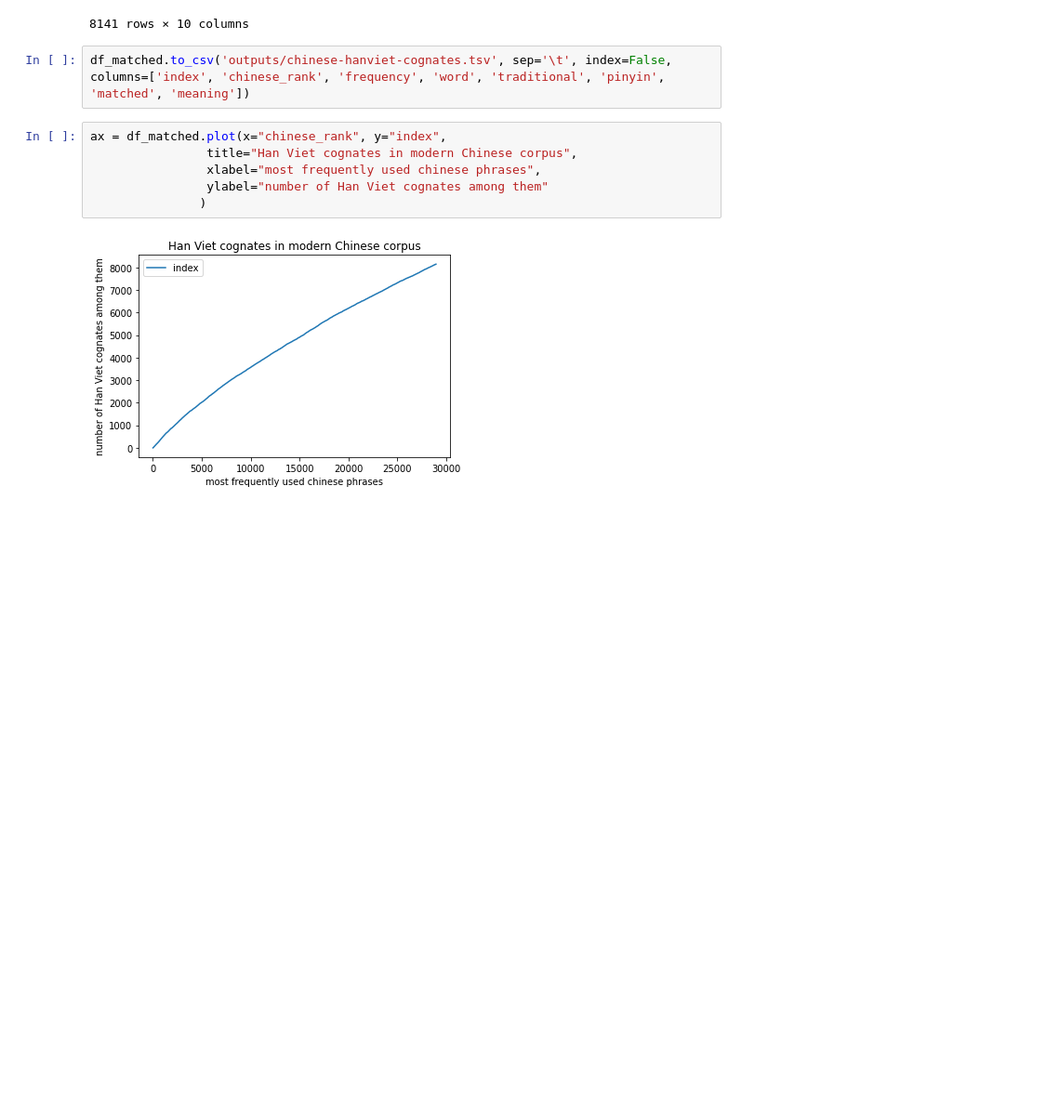
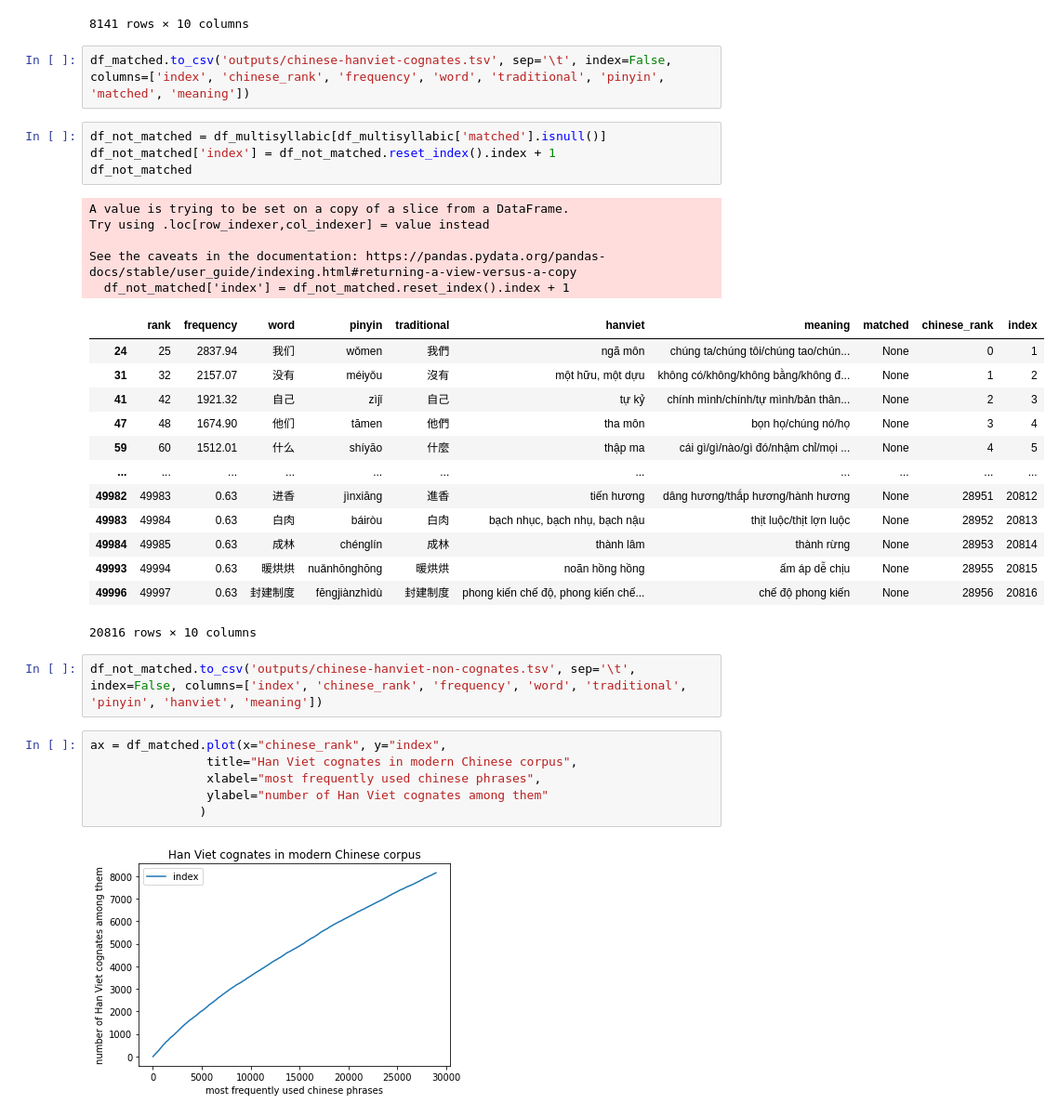
Before and after one commit to ryanphung/chinese-hanviet-cognates, a Jupyter notebook: chinese-hanviet.ipynb, the cells around one changed output. Shown at 93% size. Cells and saved outputs as stored; diff of their text form; blank space fills up the shorter version.

Commit message:
Adding non-cognates

```diff
--- a/chinese-hanviet.ipynb
+++ b/chinese-hanviet.ipynb
@@ -310,6 +310,31 @@ See the caveats in the documentation: https://pandas.pydata.org/pandas-docs/stab
 8141 rows × 10 columns
 # %%
 df_matched.to_csv('outputs/chinese-hanviet-cognates.tsv', sep='\t', index=False, columns=['index', 'chinese_rank', 'frequency', 'word', 'traditional', 'pinyin', 'matched', 'meaning'])
+# %%
+df_not_matched = df_multisyllabic[df_multisyllabic['matched'].isnull()]
+df_not_matched['index'] = df_not_matched.reset_index().index + 1
+df_not_matched
+# %% [output]
+A value is trying to be set on a copy of a slice from a DataFrame.
+Try using .loc[row_indexer,col_indexer] = value instead
+
+See the caveats in the documentation: https://pandas.pydata.org/pandas-docs/stable/user_guide/indexing.html#returning-a-view-versus-a-copy
+  df_not_matched['index'] = df_not_matched.reset_index().index + 1
+|  | rank | frequency | word | pinyin | traditional | hanviet | meaning | matched | chinese_rank | index |
+| 24 | 25 | 2837.94 | 我们 | wǒmen | 我們 | ngã môn | chúng ta/chúng tôi/chúng tao/chún... | None | 0 | 1 |
+| 31 | 32 | 2157.07 | 没有 | méiyǒu | 沒有 | một hữu, một dựu | không có/không/không bằng/không đ... | None | 1 | 2 |
+| 41 | 42 | 1921.32 | 自己 | zìjǐ | 自己 | tự kỷ | chính mình/chính/tự mình/bản thân... | None | 2 | 3 |
+| 47 | 48 | 1674.90 | 他们 | tāmen | 他們 | tha môn | bọn họ/chúng nó/họ | None | 3 | 4 |
+| 59 | 60 | 1512.01 | 什么 | shíyāo | 什麼 | thập ma | cái gì/gì/nào/gì đó/nhậm chỉ/mọi ... | None | 4 | 5 |
+| ... | ... | ... | ... | ... | ... | ... | ... | ... | ... | ... |
+| 49982 | 49983 | 0.63 | 进香 | jìnxiāng | 進香 | tiến hương | dâng hương/thắp hương/hành hương | None | 28951 | 20812 |
+| 49983 | 49984 | 0.63 | 白肉 | báiròu | 白肉 | bạch nhục, bạch nhụ, bạch nậu | thịt luộc/thịt lợn luộc | None | 28952 | 20813 |
+| 49984 | 49985 | 0.63 | 成林 | chénglín | 成林 | thành lâm | thành rừng | None | 28953 | 20814 |
+| 49993 | 49994 | 0.63 | 暖烘烘 | nuǎnhōnghōng | 暖烘烘 | noãn hồng hồng | ấm áp dễ chịu | None | 28955 | 20815 |
+| 49996 | 49997 | 0.63 | 封建制度 | fēngjiànzhìdù | 封建制度 | phong kiến chế độ, phong kiến chế... | chế độ phong kiến | None | 28956 | 20816 |
+20816 rows × 10 columns
+# %%
+df_not_matched.to_csv('outputs/chinese-hanviet-non-cognates.tsv', sep='\t', index=False, columns=['index', 'chinese_rank', 'frequency', 'word', 'traditional', 'pinyin', 'hanviet', 'meaning'])
 # %%
 ax = df_matched.plot(x="chinese_rank", y="index",
                 title="Han Viet cognates in modern Chinese corpus",
```
Also changed, not shown: 2 other files.
